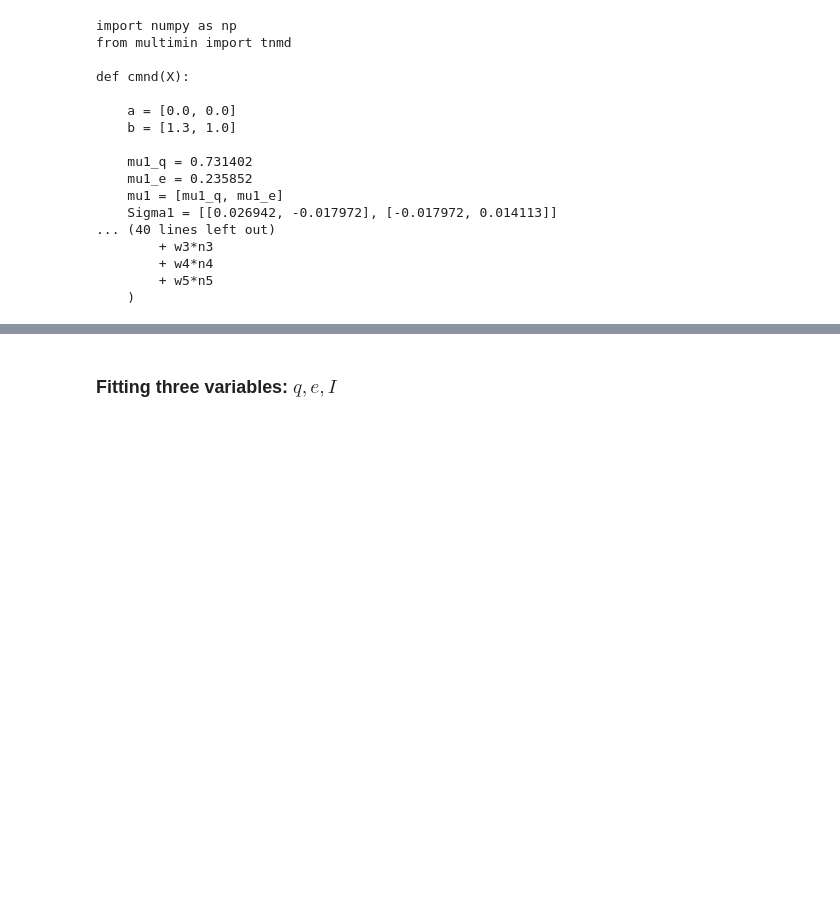
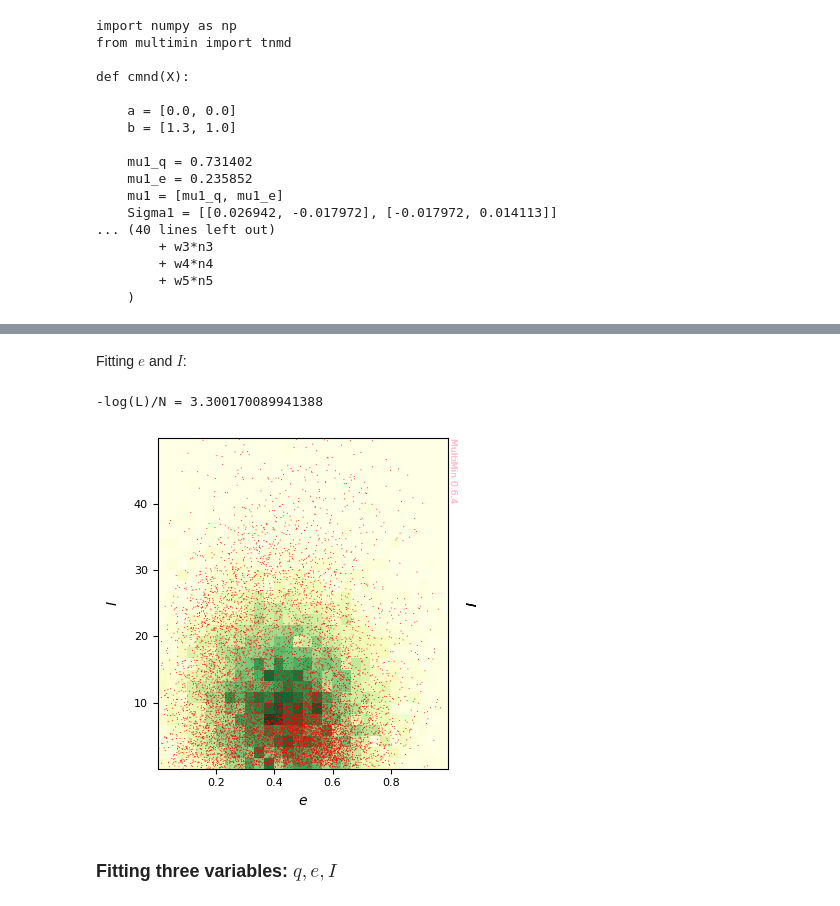
Before and after one commit to seap-udea/multimin, a Jupyter notebook: examples/multimin_asteroids_application.ipynb, the cells around one changed output, grey strips where cells are left out. Saved outputs shown, nothing was run; the diff lists cells and outputs as text; code cells hidden in the pictures; blank space fills up the shorter version.

```diff
--- a/examples/multimin_asteroids_application.ipynb
+++ b/examples/multimin_asteroids_application.ipynb
@@ -229,3 +253,19 @@ def cmnd(X):
+# %% [markdown]
+Fitting $e$ and $I$:
+# %%
+data_neas_ei=np.array(df_neas[["e","i"]])
+F_ei_1 = mn.FitCMND(ngauss=1, nvars=2, domain=[[0,1], [0, 180]])
+F_ei_1.fit_data(data_neas_ei, advance=0)
+print(f"-log(L)/N = {F_ei_1.solution.fun/len(data_neas_ei)}")
+
+props=["e","I"]
+hargs=dict(bins=30,cmap='YlGn')
+sargs=dict(s=0.5,edgecolor='None',color='r')
+G=F_ei_1.plot_fit(props=props,hargs=hargs,sargs=sargs,figsize=4)
+plt.savefig(f'gallery/{figprefix}_fit_result_ei_1gauss.png')
+# %% [output]
+-log(L)/N = 3.300170089941388
+[figure, added]
 # %% [markdown]
 ### Fitting three variables: $q, e, I$
 # %% [markdown]
```
Also changed, not shown: parts of 22 cells of this notebook, 27 other files.
